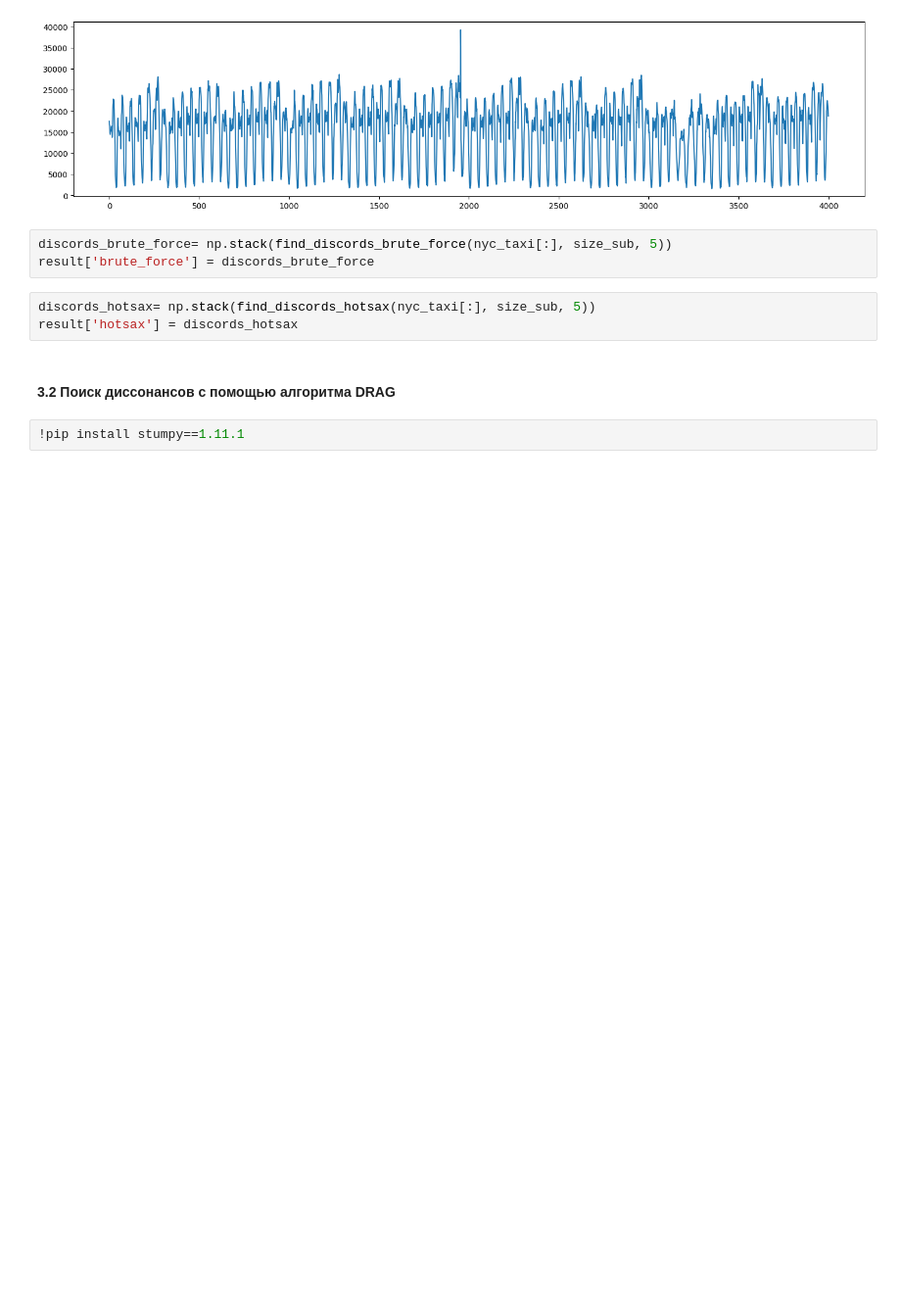
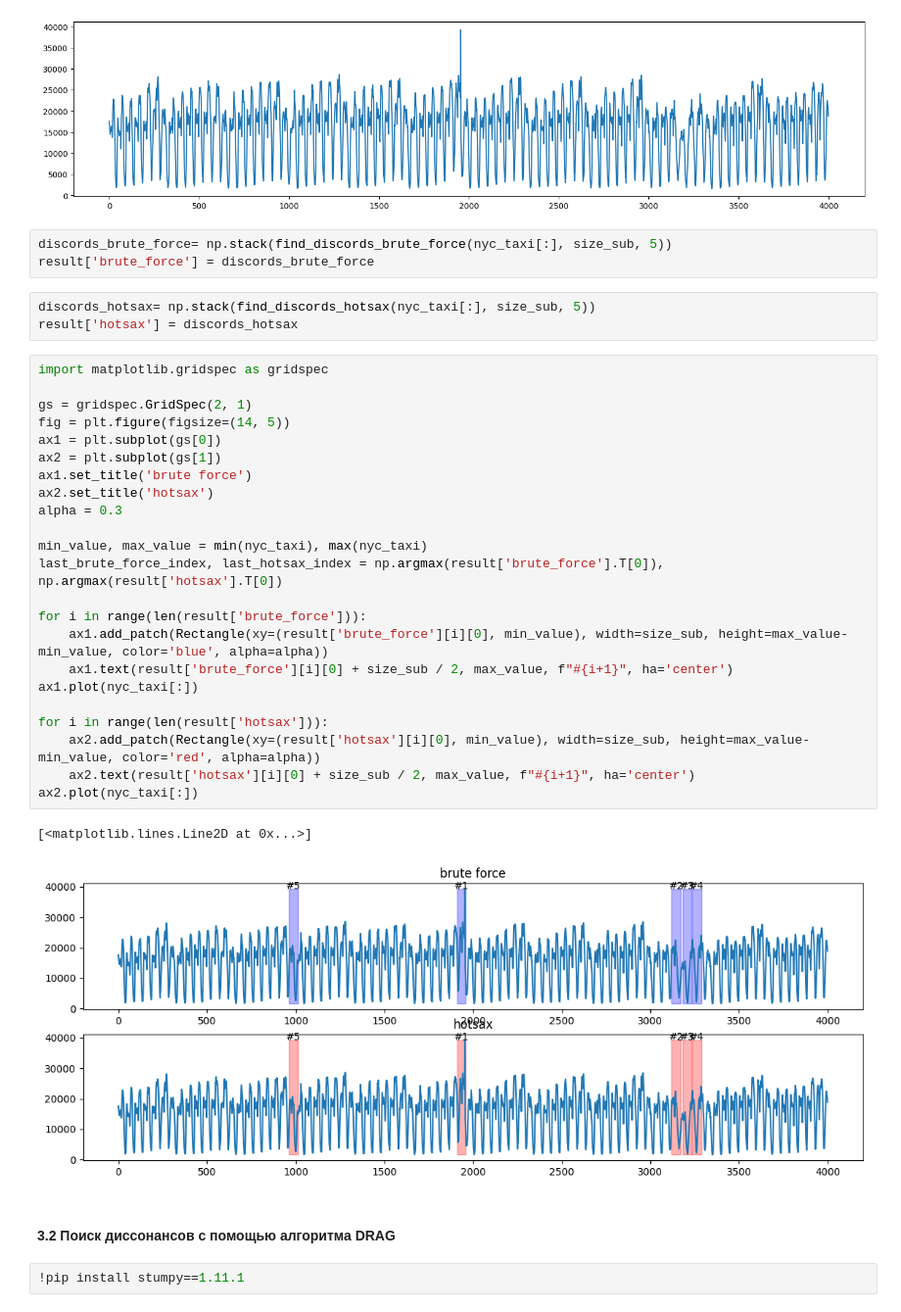
Before and after one commit to remarkked/2024-Zakharov-TimeSeriesCourse, a Jupyter notebook: practice/03 Discords/03 Discords.ipynb, the cells around one changed output. Shown at 98% size. Cells and saved outputs as stored; diff of their text form; blank space fills up the shorter version.

```diff
--- a/practice/03 Discords/03 Discords.ipynb
+++ b/practice/03 Discords/03 Discords.ipynb
@@ -154,6 +150,32 @@ result['brute_force'] = discords_brute_force
 # %%
 discords_hotsax= np.stack(find_discords_hotsax(nyc_taxi[:], size_sub, 5))
 result['hotsax'] = discords_hotsax
+# %%
+import matplotlib.gridspec as gridspec
+
+gs = gridspec.GridSpec(2, 1)
+fig = plt.figure(figsize=(14, 5))
+ax1 = plt.subplot(gs[0])
+ax2 = plt.subplot(gs[1])
+ax1.set_title('brute force')
+ax2.set_title('hotsax')
+alpha = 0.3
+
+min_value, max_value = min(nyc_taxi), max(nyc_taxi)
+last_brute_force_index, last_hotsax_index = np.argmax(result['brute_force'].T[0]), np.argmax(result['hotsax'].T[0])
+
+for i in range(len(result['brute_force'])):
+    ax1.add_patch(Rectangle(xy=(result['brute_force'][i][0], min_value), width=size_sub, height=max_value-min_value, color='blue', alpha=alpha))
+    ax1.text(result['brute_force'][i][0] + size_sub / 2, max_value, f"#{i+1}", ha='center')
+ax1.plot(nyc_taxi[:])
+
+for i in range(len(result['hotsax'])):
+    ax2.add_patch(Rectangle(xy=(result['hotsax'][i][0], min_value), width=size_sub, height=max_value-min_value, color='red', alpha=alpha))
+    ax2.text(result['hotsax'][i][0] + size_sub / 2, max_value, f"#{i+1}", ha='center')
+ax2.plot(nyc_taxi[:])
+# %% [output]
+[<matplotlib.lines.Line2D at 0x...>]
+[figure, added]
 # %% [markdown]
 #### **3.2 Поиск диссонансов с помощью алгоритма DRAG**
 # %%
```
Also changed, not shown: parts of 12 cells of this notebook.
